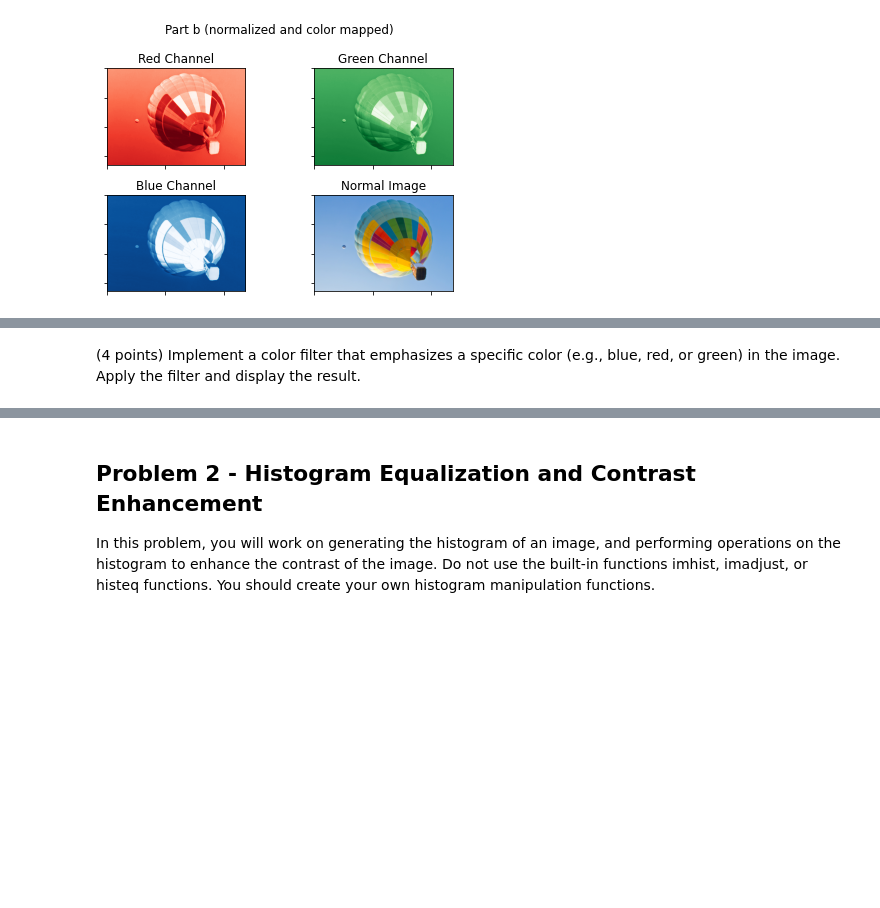
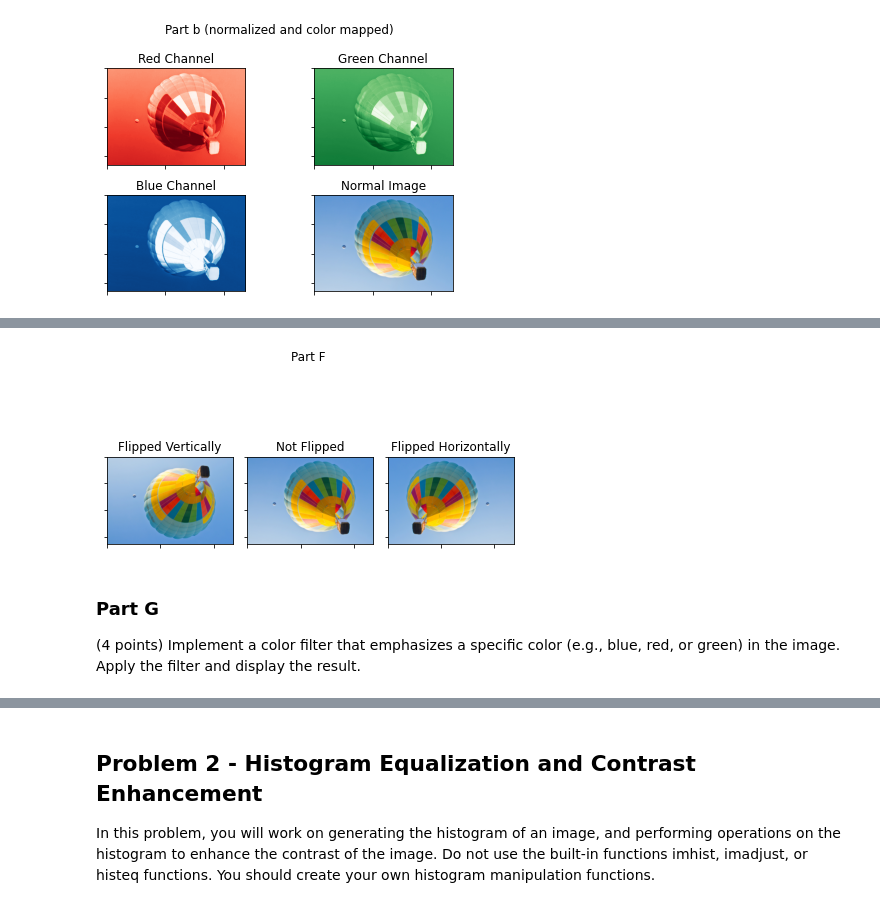
Before and after one commit to JacksonPaull/fa2023, a Jupyter notebook: Image Processing/Homework 1/hw1.ipynb, the cells around one changed output, grey strips where cells are left out. Saved outputs shown, nothing was run; the diff lists cells and outputs as text; code cells hidden in the pictures; blank space fills up the shorter version.

```diff
--- a/Image Processing/Homework 1/hw1.ipynb
+++ b/Image Processing/Homework 1/hw1.ipynb
@@ -113,6 +184,24 @@ built-in function imrotate or equivalents. Display the updated image in a new wi
 (4 points) Flip the original image horizontally (along the central vertical axis) and
 vertically. Display the original image and the two flipped images in a 1x3 grid with labels.
 You cannot use the built-in functions fliplr and flipud or equivalents.
+# %%
+fig, axs = plt.subplots(1, 3)
+fig.suptitle('Part F')
+plt.setp(axs, xticklabels=[], yticklabels=[])
+
+axs[0].imshow(flip_image(balloons, x=False, y=True))
+axs[0].set_title('Flipped Vertically')
+axs[1].imshow(balloons)
+axs[1].set_title('Not Flipped')
+
+axs[2].imshow(flip_image(balloons, x=True, y= False))
+axs[2].set_title('Flipped Horizontally')
+
+fig.tight_layout()
+plt.show()
+# %% [output]
+[figure, added]
 # %% [markdown]
+### Part G
 (4 points) Implement a color filter that emphasizes a specific color (e.g., blue, red, or
 green) in the image. Apply the filter and display the result.
```
Also changed, not shown: parts of 19 cells of this notebook.
